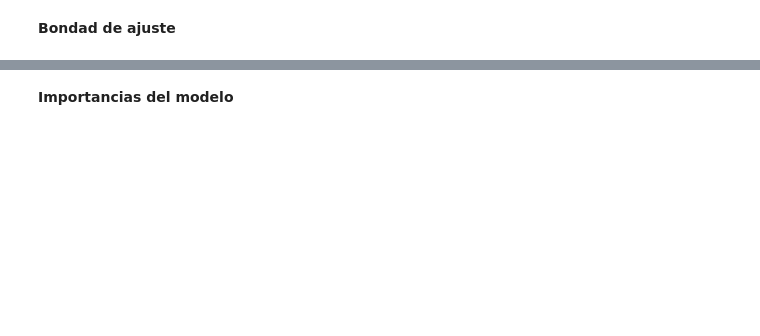
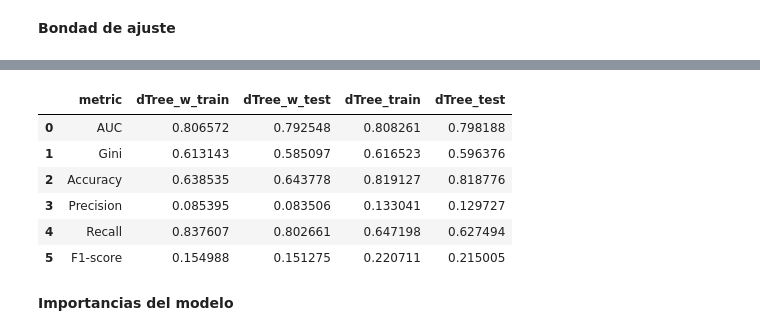
Before and after one commit to JCaballerot/Machine-Learning-Program, a Jupyter notebook: Supervised_models/DecisionTrees_Boosting/Lab_Santander.ipynb, the cells around one changed output, grey strips where cells are left out. Drawn from its saved outputs; the diff is of its cells as text; code cells hidden in the pictures; blank space fills up the shorter version.

```diff
--- a/Supervised_models/DecisionTrees_Boosting/Lab_Santander.ipynb
+++ b/Supervised_models/DecisionTrees_Boosting/Lab_Santander.ipynb
@@ -389,4 +401,4 @@ from sklearn.metrics import *
 # Definiendo los parámetros a probar
 
 parameters = {'max_depth': np.linspace(2, 15, 14),
-              'min_samples_leaf' : np.linspace(0.01, 0.2, 9)}
+              'min_samples_leaf' : np.array([0.01, 0.05, 0.1, 0.2])}
@@ -395,9 +419,9 @@ parameters = {'max_depth': np.linspace(2, 15, 14),
 
 dtree = DecisionTreeClassifier(random_state = 123)
 # %%
-# Ejecutando grid search con 3 folds
+# Ejecutando grid search con 5 folds
 
-GridSearch = GridSearchCV(dtree, parameters, cv = 3, verbose = 5, n_jobs = 3,
+GridSearch = GridSearchCV(dtree, parameters, cv = 5, verbose = 5, n_jobs = 5,
                           refit = 'AUC',
                           return_train_score = True)
 
@@ -454,7 +489,7 @@ plot_search_results(GridSearch)
 # %%
 # Entrenamiento Óptimizado
 
-dtree = DecisionTreeClassifier(max_depth = 8,
+dtree = DecisionTreeClassifier(max_depth = 6,
                                min_samples_leaf = 0.01,
                                random_state = 123)
 
@@ -508,3 +553,13 @@ metricsDtreeOpt
+# %%
+pd.merge(metricsDtree_w, metricsDtreeOpt, on = 'metric', how='left')
+# %% [output]
+|  | metric | dTree_w_train | dTree_w_test | dTree_train | dTree_test |
+| 0 | AUC | 0.806572 | 0.792548 | 0.808261 | 0.798188 |
+| 1 | Gini | 0.613143 | 0.585097 | 0.616523 | 0.596376 |
+| 2 | Accuracy | 0.638535 | 0.643778 | 0.819127 | 0.818776 |
+| 3 | Precision | 0.085395 | 0.083506 | 0.133041 | 0.129727 |
+| 4 | Recall | 0.837607 | 0.802661 | 0.647198 | 0.627494 |
+| 5 | F1-score | 0.154988 | 0.151275 | 0.220711 | 0.215005 |
 # %% [markdown]
 <b>Importancias del modelo</b>
 # %%
```
Also changed, not shown: parts of 20 cells of this notebook.
